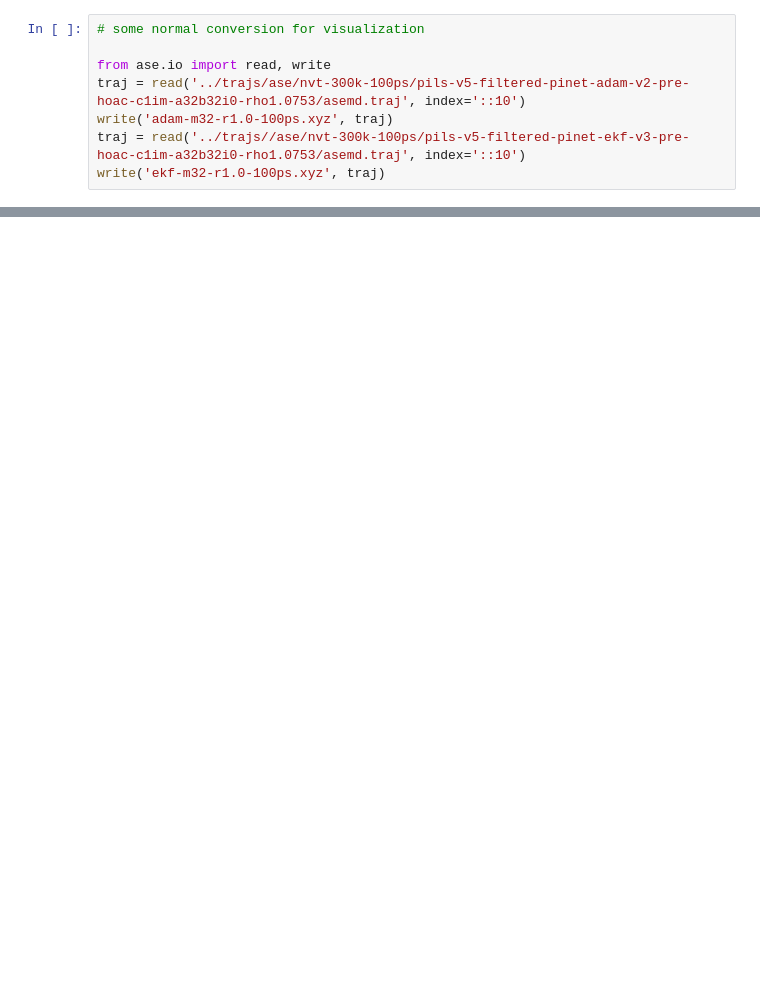
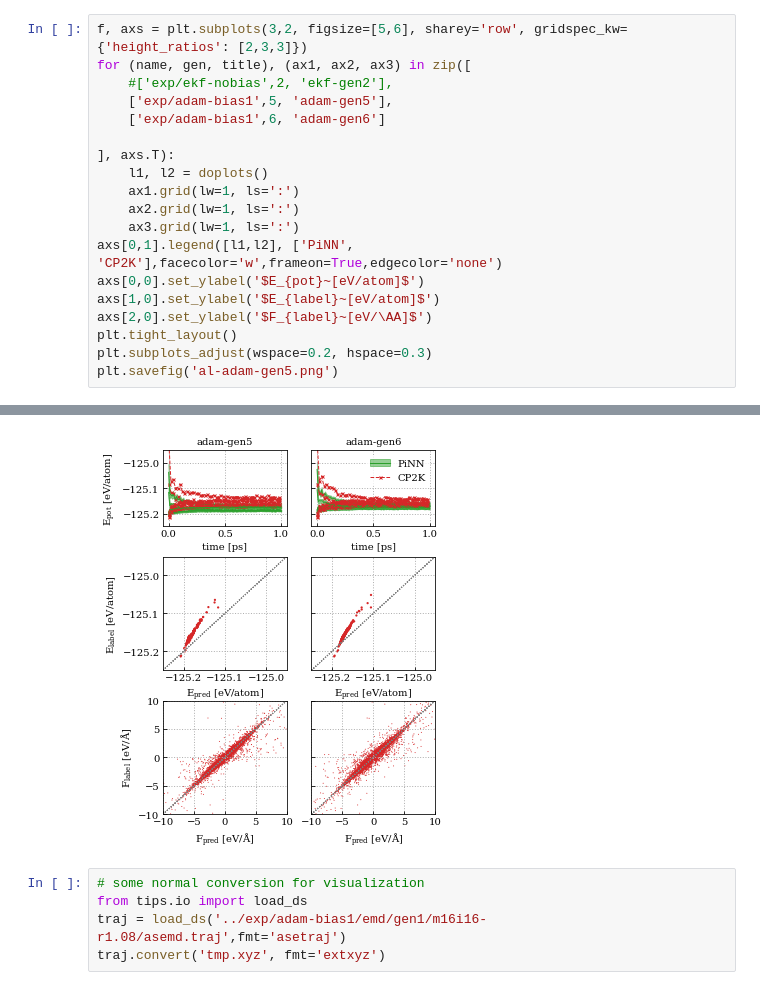
Before and after one commit to yqshao-archive/pils, a Jupyter notebook: notebooks/emd_debug.ipynb, the cells around one changed output, grey strips where cells are left out. Cells and saved outputs as stored; diff of their text form; blank space fills up the shorter version.

```diff
--- a/notebooks/emd_debug.ipynb
+++ b/notebooks/emd_debug.ipynb
@@ -71,8 +63,20 @@ plt.savefig('test.png')
-# %%
-# some normal conversion for visualization
-
-from ase.io import read, write
-traj = read('../trajs/ase/nvt-300k-100ps/pils-v5-filtered-pinet-adam-v2-pre-hoac-c1im-a32b32i0-rho1.0753/asemd.traj', index='::10')
-write('adam-m32-r1.0-100ps.xyz', traj)
-traj = read('../trajs//ase/nvt-300k-100ps/pils-v5-filtered-pinet-ekf-v3-pre-hoac-c1im-a32b32i0-rho1.0753/asemd.traj', index='::10')
-write('ekf-m32-r1.0-100ps.xyz', traj)
+# %%
+f, axs = plt.subplots(3,2, figsize=[5,6], sharey='row', gridspec_kw={'height_ratios': [2,3,3]})
+for (name, gen, title), (ax1, ax2, ax3) in zip([
+    #['exp/ekf-nobias',2, 'ekf-gen2'],
+    ['exp/adam-bias1',5, 'adam-gen5'],
+    ['exp/adam-bias1',6, 'adam-gen6']
+
+], axs.T):
+    l1, l2 = doplots()
+    ax1.grid(lw=1, ls=':')
+    ax2.grid(lw=1, ls=':')
+    ax3.grid(lw=1, ls=':')
+axs[0,1].legend([l1,l2], ['PiNN', 'CP2K'],facecolor='w',frameon=True,edgecolor='none')
+axs[0,0].set_ylabel('$E_{pot}~[eV/atom]$')
+axs[1,0].set_ylabel('$E_{label}~[eV/atom]$')
+axs[2,0].set_ylabel('$F_{label}~[eV/\AA]$')
+plt.tight_layout()
+plt.subplots_adjust(wspace=0.2, hspace=0.3)
+plt.savefig('al-adam-gen5.png')
+# %% [output]
@@ -78,0 +95,6 @@ write('ekf-m32-r1.0-100ps.xyz', traj)
+[figure, added]
+# %%
+# some normal conversion for visualization
+from tips.io import load_ds
+traj = load_ds('../exp/adam-bias1/emd/gen1/m16i16-r1.08/asemd.traj',fmt='asetraj')
+traj.convert('tmp.xyz', fmt='extxyz')
```
Also changed, not shown: parts of 4 cells of this notebook, 1 other file.
